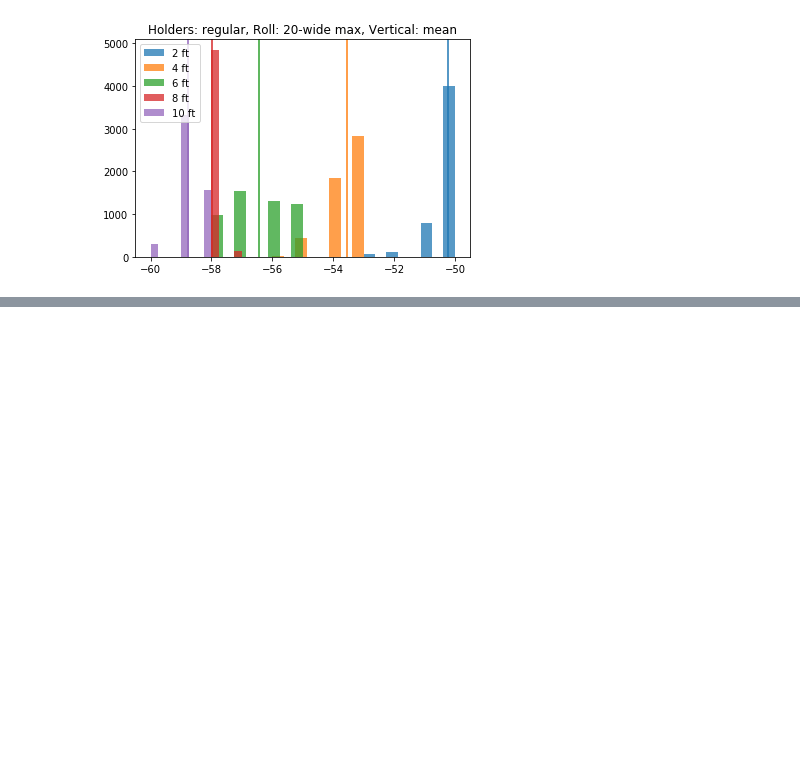
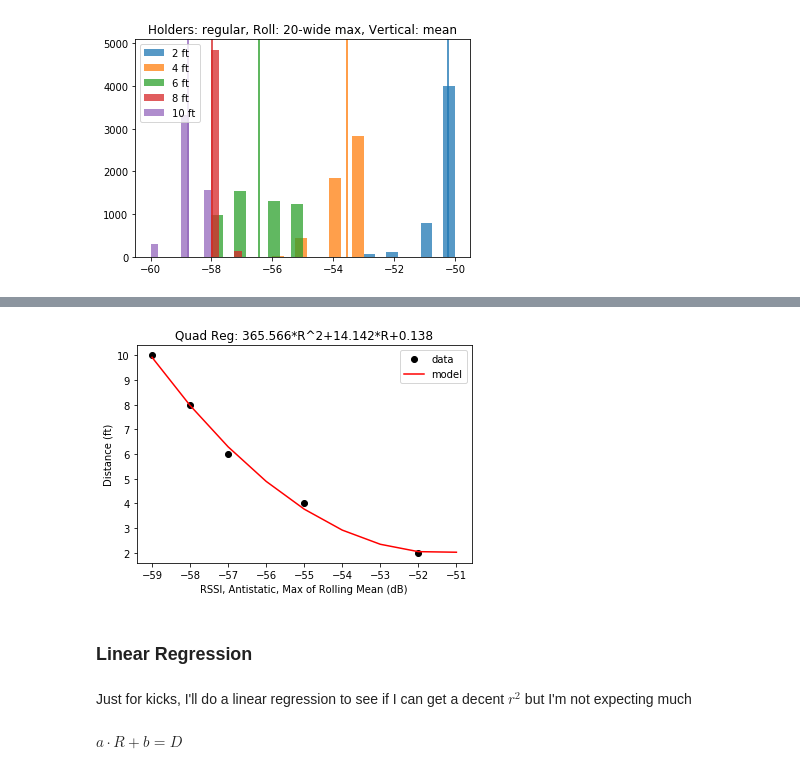
Before and after one commit to HumanDynamics/openbadge, a Jupyter notebook: holderTests/holder_analysis.ipynb, the cells around one changed output, grey strips where cells are left out. Cells and saved outputs as stored; diff of their text form; code cells hidden in the pictures; blank space fills up the shorter version.

```diff
--- a/holderTests/holder_analysis.ipynb
+++ b/holderTests/holder_analysis.ipynb
@@ -167,0 +234,24 @@ plot_all_distances(holders="regular", roll=(20, "max"), vert="mean")
+# %%
+def D_hat_qreg(r, a, b, c):
+    return c+r*(b+r*a)
+# %%
+R = R_anti
+quad_reg = np.polyfit(R, D, 2)
+
+plt.figure()
+plt.plot(R, D, 'ko', label="data")
+plt.plot(R_smpl, D_hat_qreg(R_smpl, *quad_reg), 'r-', label="model")
+plt.title("Quad Reg: " + str("%.3f" % quad_reg[2]) + "*R^2+"
+          + str("%.3f" % quad_reg[1]) + "*R+" + str("%.3f" % quad_reg[0]))
+plt.xlabel("RSSI, Antistatic, Max of Rolling Mean (dB)")
+plt.ylabel("Distance (ft)")
+plt.legend()
+plt.show()
+# %% [output]
+[figure, added]
+# %% [markdown]
+###  Linear Regression
+# %% [markdown]
+Just for kicks, I'll do a linear regression to see if I can get a decent $r^2$ but I'm not expecting much
+# %% [markdown]
+$a\cdot R+b=D$
```
Also changed, not shown: parts of 18 cells of this notebook.
